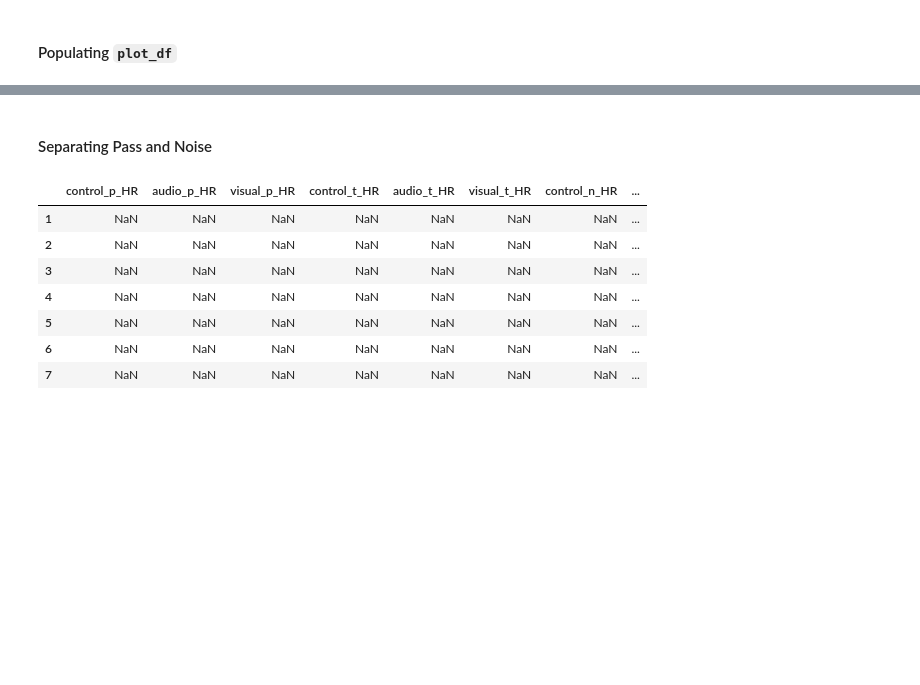
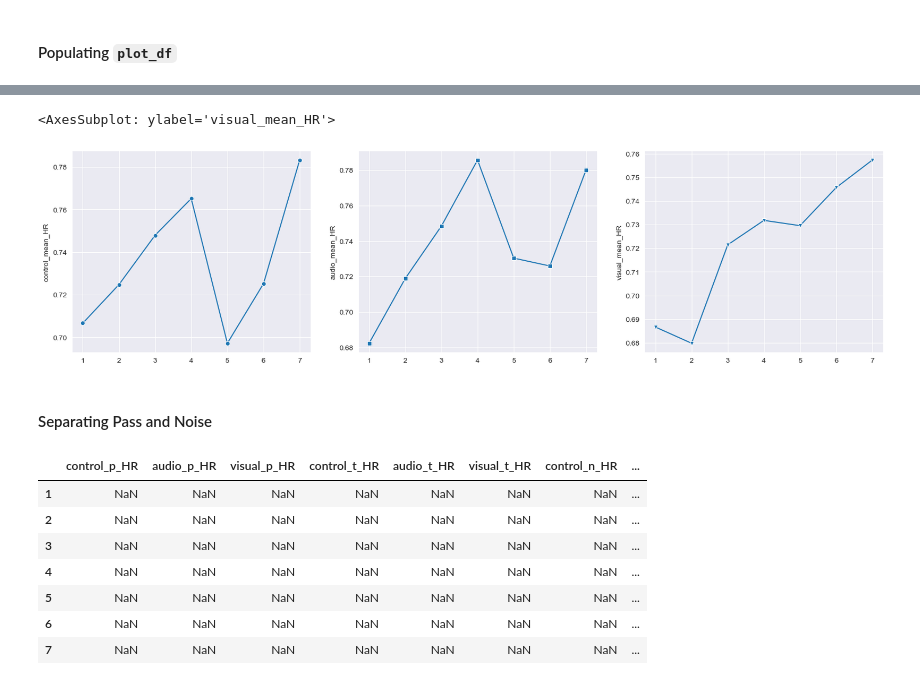
Before and after one commit to niranjanrajesh02/neurocrypt_analysis, a Jupyter notebook: analysis/hitrate_training.ipynb, the cells around one changed output, grey strips where cells are left out. Cells and saved outputs as stored; diff of their text form; code cells hidden in the pictures; blank space fills up the shorter version.

```diff
--- a/analysis/hitrate_training.ipynb
+++ b/analysis/hitrate_training.ipynb
@@ -173,3 +175,22 @@ plt.show()
+# %%
+# 1x3 subplot with blockwise HR for each modality
+fig, axs = plt.subplots(1,3, figsize=(20,5))
+sns.set_style("darkgrid")
+sns.lineplot(plot_df['control_mean_HR'], marker='o', ax=axs[0])
+sns.lineplot(plot_df['audio_mean_HR'], marker='s', ax=axs[1])
+sns.lineplot(plot_df['visual_mean_HR'], marker="v", ax=axs[2])
+
+axs[0].set_title('Control')
+axs[0].set_xlabel('Training Block')
+
+axs[1].set_title('Audio')
+axs[1].set_xlabel('Training Block')
+
+axs[2].set_title('Visual')
+axs[2].set_xlabel('Training Block')
+# %% [output]
+<AxesSubplot: ylabel='visual_mean_HR'>
+[figure, added]
 # %% [markdown]
 #### Separating Pass and Noise
 # %%
```
Also changed, not shown: parts of 10 cells of this notebook, 4 other files.
